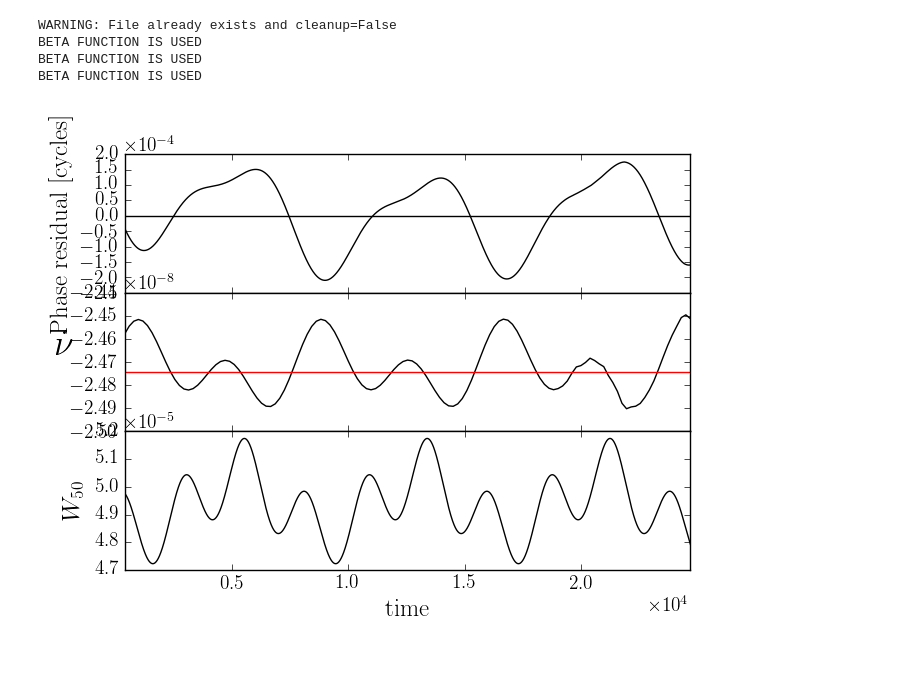
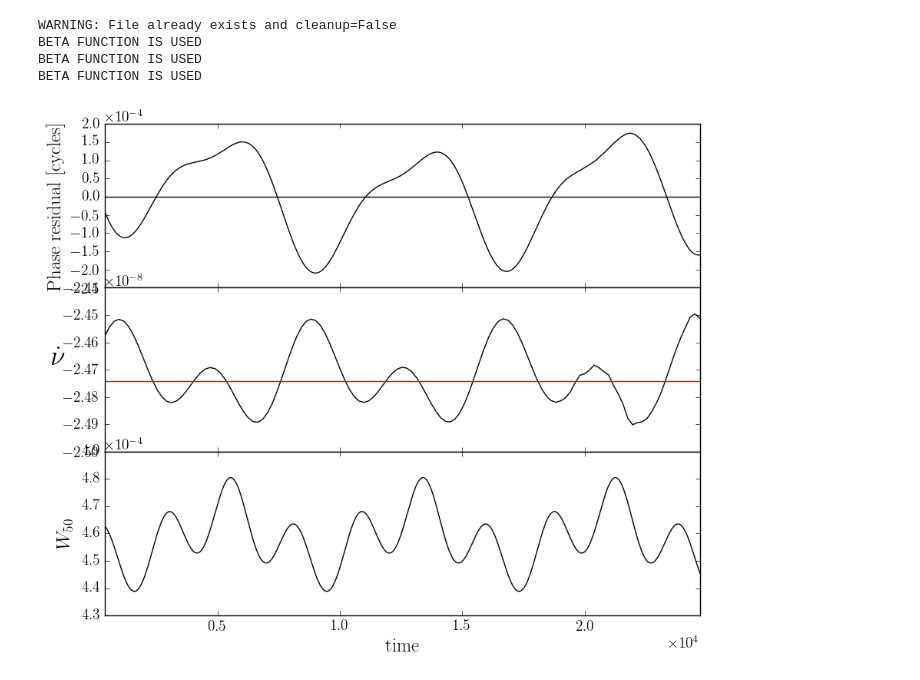
Before and after one commit to GregoryAshton/neutron_star_modelling, a Jupyter notebook: SpindownRate/B1828-11.ipynb, the cells around one changed output. Saved outputs shown, nothing was run; the diff lists cells and outputs as text; code cells hidden in the pictures.

```diff
--- a/SpindownRate/B1828-11.ipynb
+++ b/SpindownRate/B1828-11.ipynb
@@ -12,36 +12,37 @@ epsI3 = 8e-6
 omega0 = 1e2
 epsA = 7e-9
 chi0 = 88.6
 tauP = 2 * np.pi/(epsI3 * omega0)
 T = 3.2 * tauP
 a0 = 2.0
 
 n = 50000
 error = 1e-13
 
 file_name = main(chi0=chi0, epsI3=epsI3, epsA=epsA, omega0=omega0, T=T,
                  n=n, error=error, a0=a0, cleanup=False, DryRun=False,
                  AnomTorque=True
                  )
 
 #File_Functions.PrintParameterDictionary(file_name)
 
-fig, (ax1, ax2, ax3) = plt.subplots(nrows = 3, sharex=True)
+fig, (ax1, ax2, ax3) = plt.subplots(nrows = 3, sharex=True, figsize=(10, 8))
 
 
 ax1 = Plot.PhaseResidual(file_name, ax=ax1)
-ax2 = Plot.nu_dot(file_name, ax=ax2, analytic=["EM"])
-ax3 = Plot.PulseWidth(file_name, Phi0=0.5, Theta0=np.pi, sigmaPhi=0.01, sigmaTheta=0.01, ax=ax3)
+ax2 = Plot.SpindownRate(file_name, ax=ax2, analytic=["EM"])
+ax3 = Plot.PulseWidth(file_name, Phi0=0.0, Theta0=0.9*np.pi, sigmaPhi=0.1, sigmaTheta=100.9, ax=ax3)
 
 for ax in [ax1, ax2]: ax.set_xlabel('');
 
 fig.subplots_adjust(hspace=0)
+plt.savefig("/home/greg/Desktop/print1.pdf")
 plt.show()
 # %% [output]
 WARNING: File already exists and cleanup=False
 BETA FUNCTION IS USED
 BETA FUNCTION IS USED
 BETA FUNCTION IS USED
-[figure, old version]
+[figure, new version]
 # %%
 def
```
Also changed, not shown: 5 other files.
